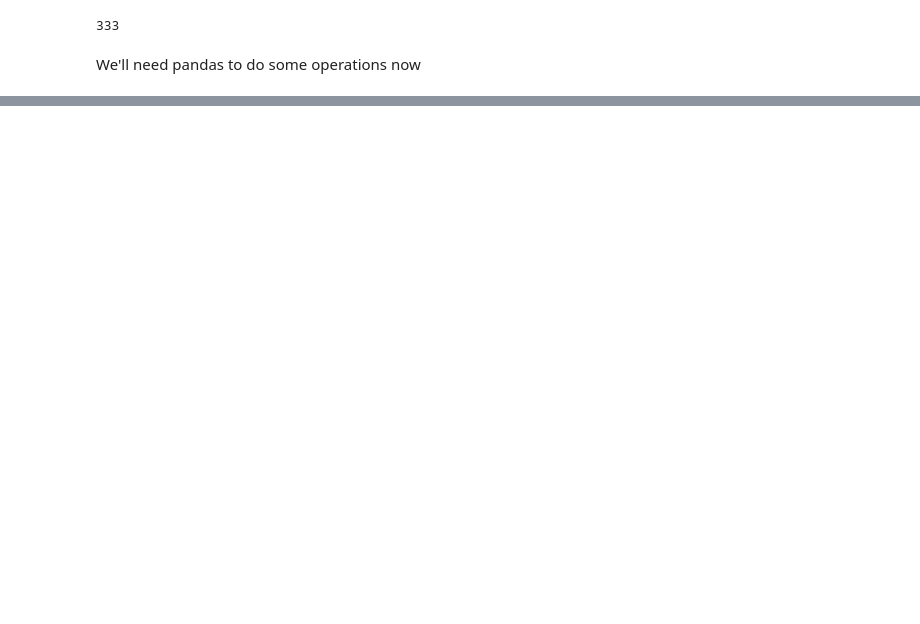
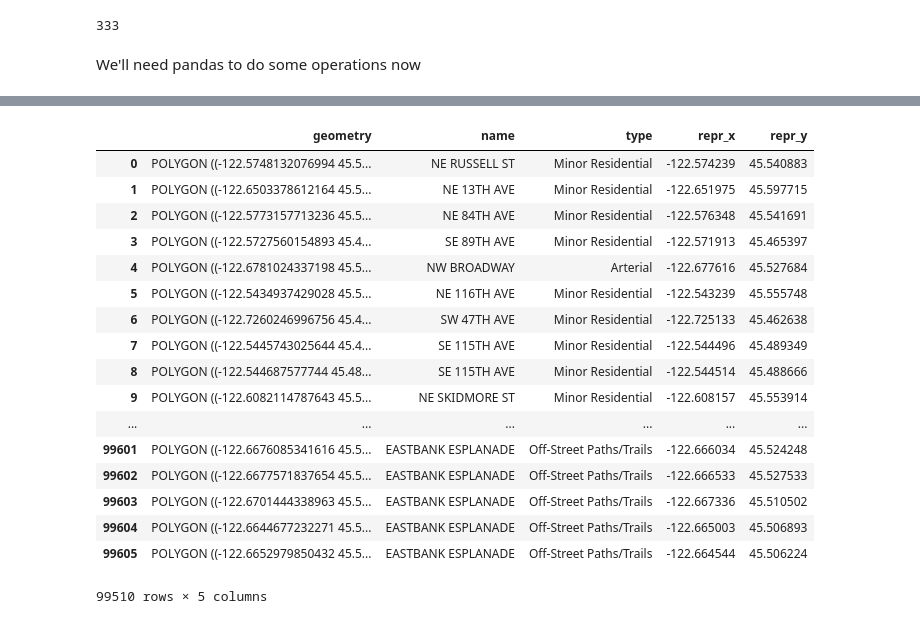
Before and after one commit to mike-mcdonald/notebooks, a Jupyter notebook: py/Segments processing.ipynb, the cells around one changed output, grey strips where cells are left out. Saved outputs shown, nothing was run; the diff lists cells and outputs as text; code cells hidden in the pictures; blank space fills up the shorter version.

```diff
--- a/py/Segments processing.ipynb
+++ b/py/Segments processing.ipynb
@@ -100,2 +211,27 @@ len(result)
 # %%
 result.to_file('../.data/combined_filtered_segment_midpoints.geojson', driver='GeoJSON')
+# %%
+result = gpd.read_file('../.data/combined_filtered_segment_midpoints.geojson')
+voronoi = gpd.read_file('../.data/combined_filtered_segment_voronoi.geojson')
+# %%
+combined = gpd.sjoin(voronoi, result, how='inner', op='intersects')[['geometry', 'name', 'type','repr_x', 'repr_y']]
+combined
+# %% [output]
+|  | geometry | name | type | repr_x | repr_y |
+| 0 | POLYGON ((-122.5748132076994 45.5... | NE RUSSELL ST | Minor Residential | -122.574239 | 45.540883 |
+| 1 | POLYGON ((-122.6503378612164 45.5... | NE 13TH AVE | Minor Residential | -122.651975 | 45.597715 |
+| 2 | POLYGON ((-122.5773157713236 45.5... | NE 84TH AVE | Minor Residential | -122.576348 | 45.541691 |
+| 3 | POLYGON ((-122.5727560154893 45.4... | SE 89TH AVE | Minor Residential | -122.571913 | 45.465397 |
+| 4 | POLYGON ((-122.6781024337198 45.5... | NW BROADWAY | Arterial | -122.677616 | 45.527684 |
+| 5 | POLYGON ((-122.5434937429028 45.5... | NE 116TH AVE | Minor Residential | -122.543239 | 45.555748 |
+| 6 | POLYGON ((-122.7260246996756 45.4... | SW 47TH AVE | Minor Residential | -122.725133 | 45.462638 |
+| 7 | POLYGON ((-122.5445743025644 45.4... | SE 115TH AVE | Minor Residential | -122.544496 | 45.489349 |
+| 8 | POLYGON ((-122.544687577744 45.48... | SE 115TH AVE | Minor Residential | -122.544514 | 45.488666 |
+| 9 | POLYGON ((-122.6082114787643 45.5... | NE SKIDMORE ST | Minor Residential | -122.608157 | 45.553914 |
+| ... | ... | ... | ... | ... | ... |
+| 99601 | POLYGON ((-122.6676085341616 45.5... | EASTBANK ESPLANADE | Off-Street Paths/Trails | -122.666034 | 45.524248 |
+| 99602 | POLYGON ((-122.6677571837654 45.5... | EASTBANK ESPLANADE | Off-Street Paths/Trails | -122.666533 | 45.527533 |
+| 99603 | POLYGON ((-122.6701444338963 45.5... | EASTBANK ESPLANADE | Off-Street Paths/Trails | -122.667336 | 45.510502 |
+| 99604 | POLYGON ((-122.6644677232271 45.5... | EASTBANK ESPLANADE | Off-Street Paths/Trails | -122.665003 | 45.506893 |
+| 99605 | POLYGON ((-122.6652979850432 45.5... | EASTBANK ESPLANADE | Off-Street Paths/Trails | -122.664544 | 45.506224 |
+99510 rows × 5 columns
```
Also changed, not shown: parts of 24 cells of this notebook, 1 other file.
